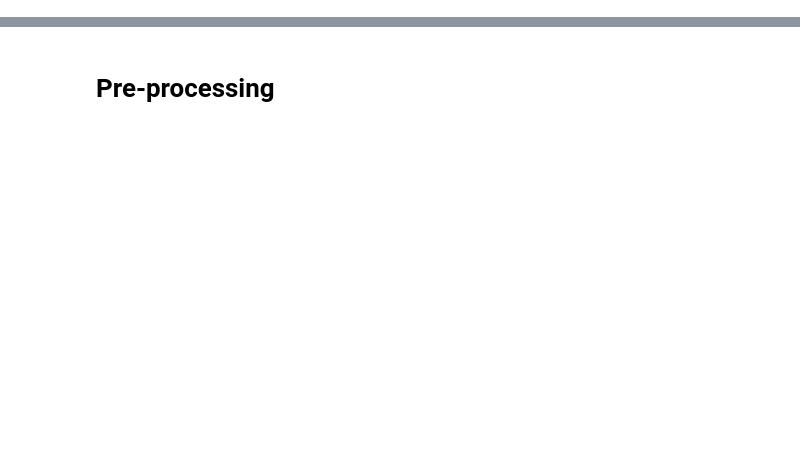
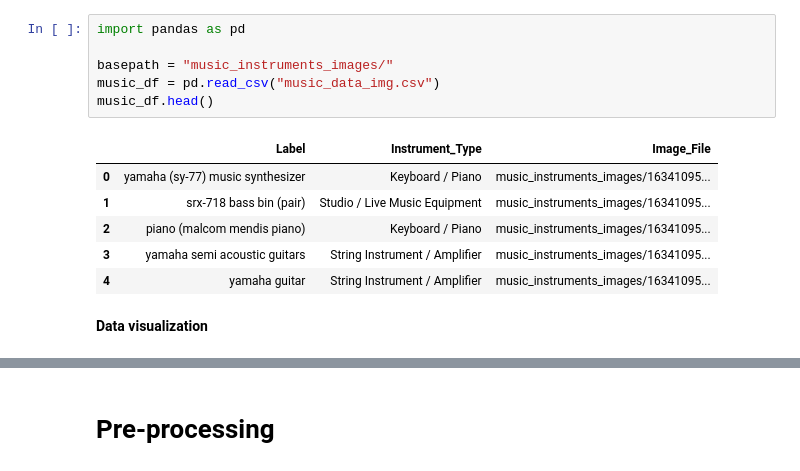
Before and after one commit to Esteves4/IA-Proj, a Jupyter notebook: IA_Proj_Music.ipynb, the cells around one changed output, grey strips where cells are left out. Cells and saved outputs as stored; diff of their text form; blank space fills up the shorter version.

```diff
--- a/IA_Proj_Music.ipynb
+++ b/IA_Proj_Music.ipynb
@@ -2,0 +63,15 @@
+# %%
+import pandas as pd
+
+basepath = "music_instruments_images/"
+music_df = pd.read_csv("music_data_img.csv")
+music_df.head()
+# %% [output]
+|  | Label | Instrument_Type | Image_File |
+| 0 | yamaha (sy-77) music synthesizer | Keyboard / Piano | music_instruments_images/16341095... |
+| 1 | srx-718 bass bin (pair) | Studio / Live Music Equipment | music_instruments_images/16341095... |
+| 2 | piano (malcom mendis piano) | Keyboard / Piano | music_instruments_images/16341095... |
+| 3 | yamaha semi acoustic guitars | String Instrument / Amplifier | music_instruments_images/16341095... |
+| 4 | yamaha guitar | String Instrument / Amplifier | music_instruments_images/16341095... |
+# %% [markdown]
+**Data visualization**
```
Also changed, not shown: parts of 15 cells of this notebook.
